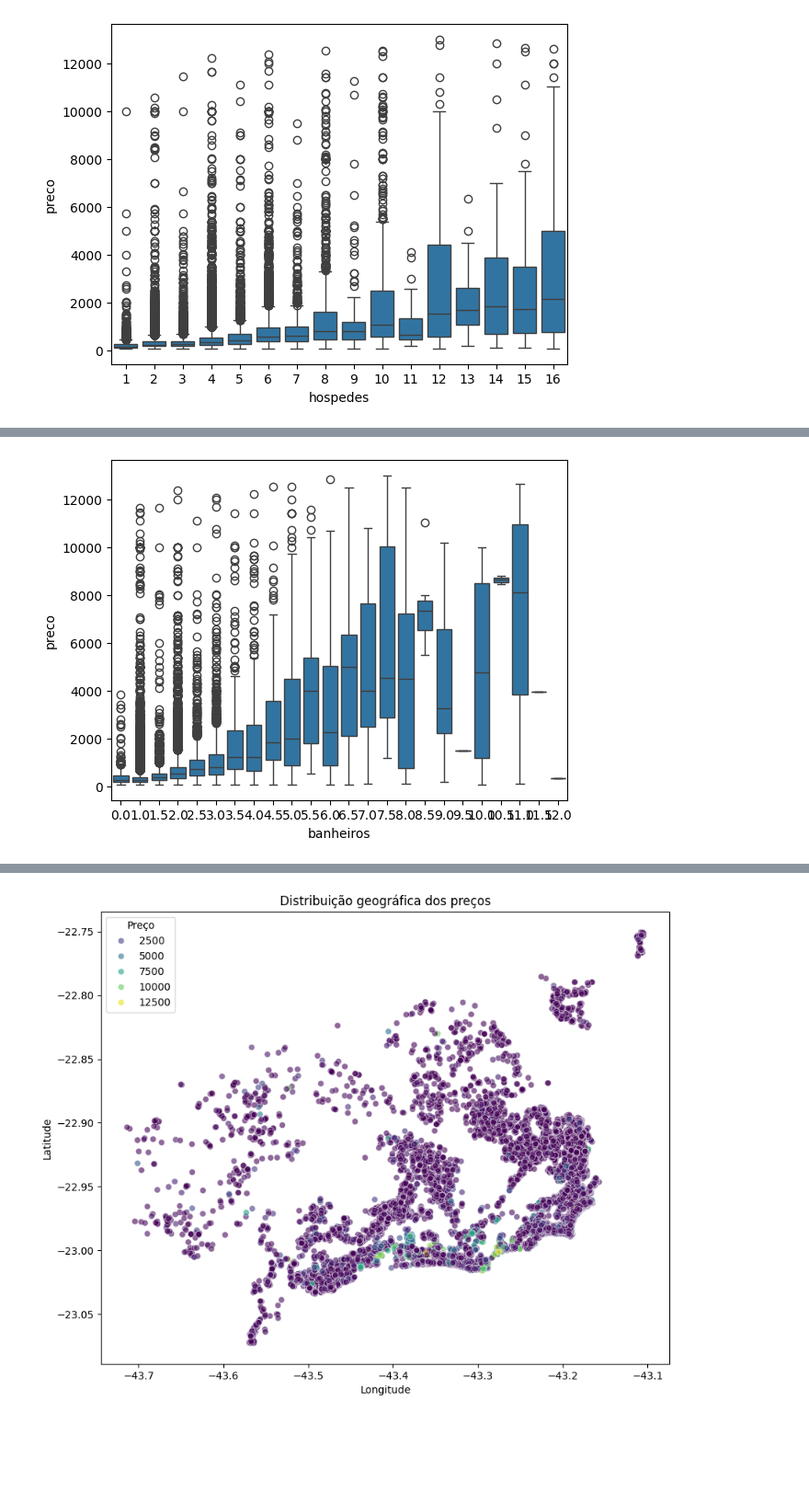
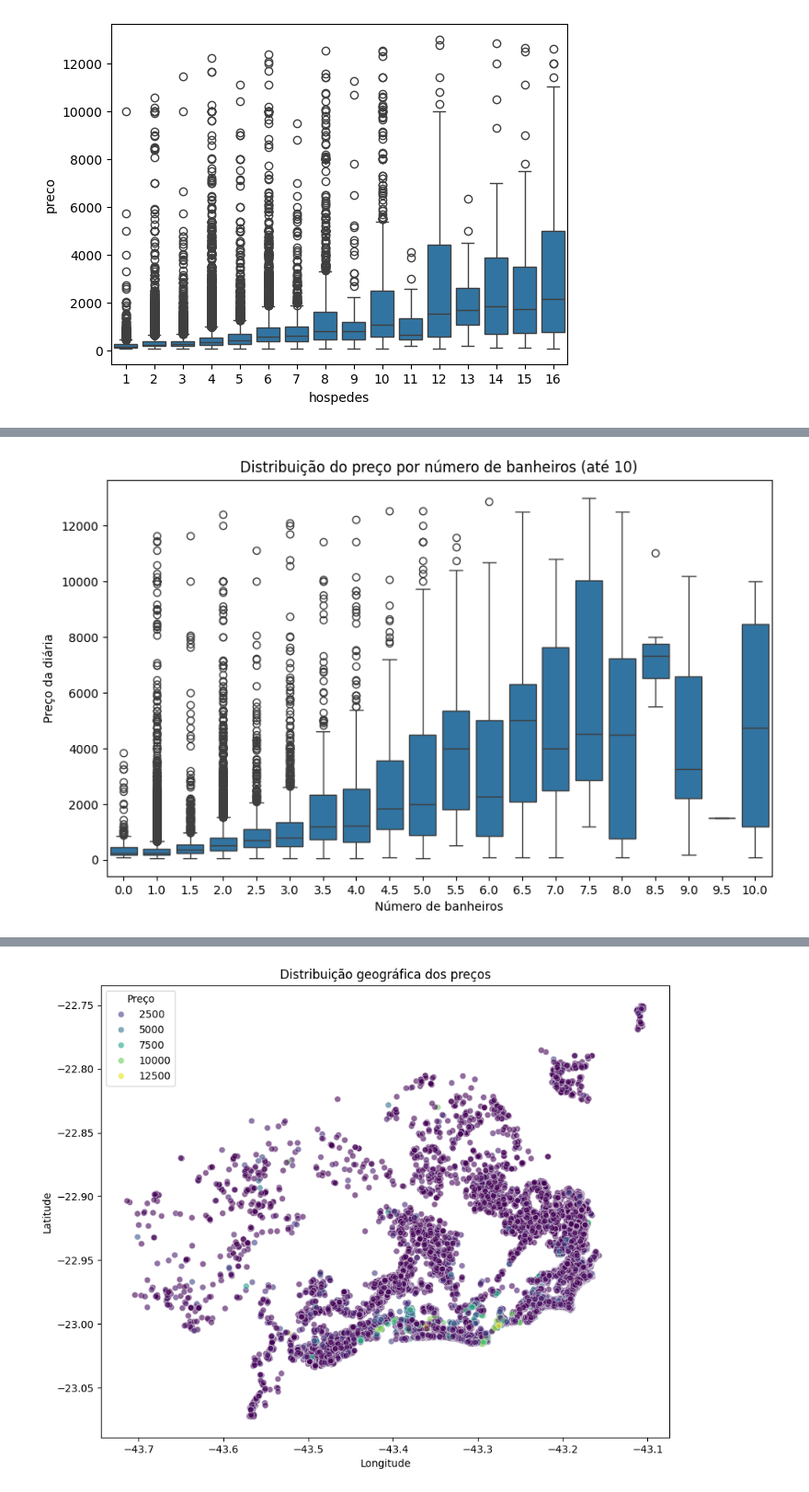
Before and after one commit to anacamorims/projeto-academy, a Jupyter notebook: eda.ipynb, the cells around one changed output, grey strips where cells are left out. Shown at 92% size. Drawn from its saved outputs; the diff is of its cells as text; code cells hidden in the pictures; blank space fills up the shorter version.

```diff
--- a/eda.ipynb
+++ b/eda.ipynb
@@ -244,7 +226,19 @@ plt.show()
 # %%
-sns.boxplot(x="banheiros", y="preco", data=df_tratado_price_min)
+
+plt.figure(figsize=(10, 6))
+
+sns.boxplot(
+    data=df_box_banheiros,
+    x="banheiros",
+    y="preco"
+)
+
+plt.title("Distribuição do preço por número de banheiros (até 10)")
+plt.xlabel("Número de banheiros")
+plt.ylabel("Preço da diária")
+
 plt.show()
 # %% [output]
-[figure, old version]
+[figure, new version]
 # %%
 
```
Also changed, not shown: parts of 25 cells of this notebook.
